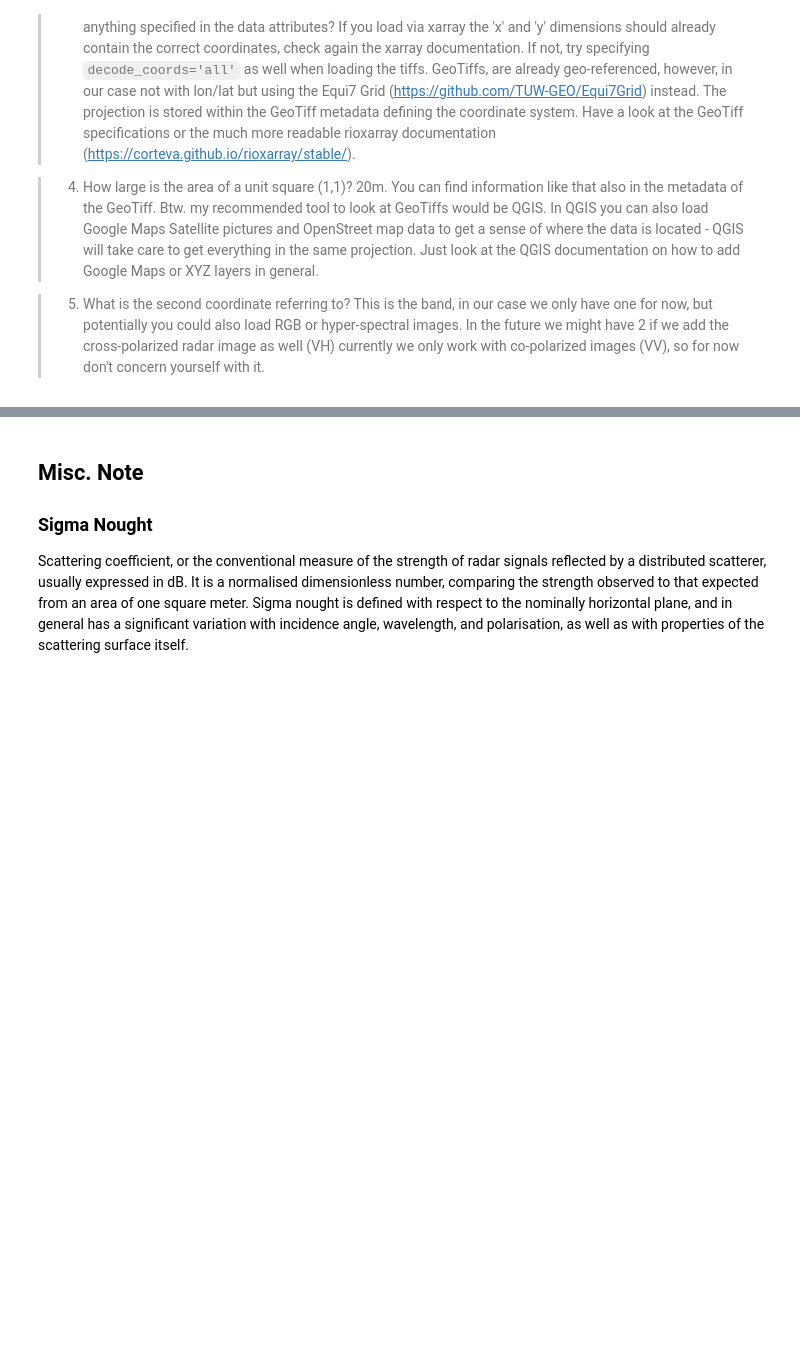
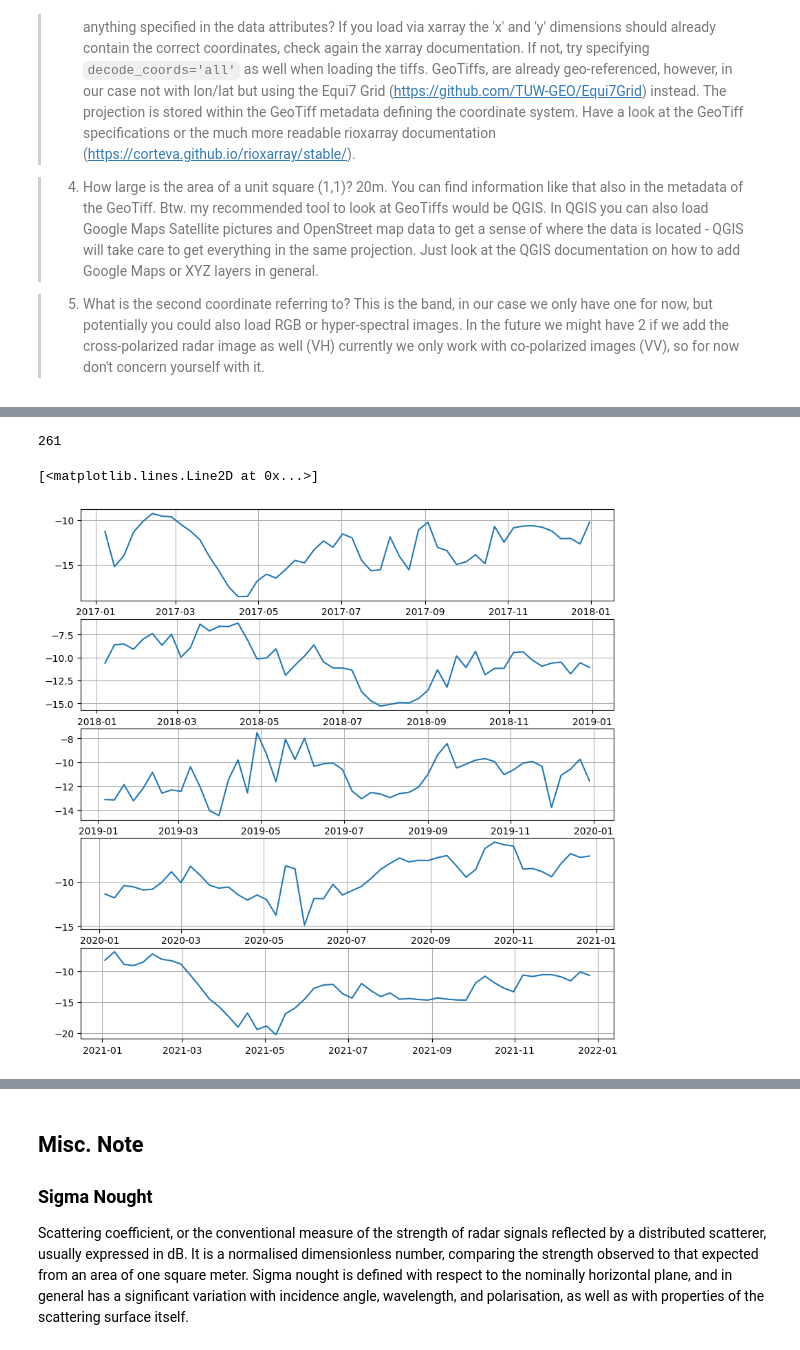
Before and after one commit to gentlerainsky/roughness-earth-observation, a Jupyter notebook: data_exploration.ipynb, the cells around one changed output, grey strips where cells are left out. Saved outputs shown, nothing was run; the diff lists cells and outputs as text; code cells hidden in the pictures; blank space fills up the shorter version.

Commit message:
example plots of average over field

```diff
--- a/data_exploration.ipynb
+++ b/data_exploration.ipynb
@@ -201,0 +252,13 @@ This is the band, in our case we only have one for now, but potentially you coul
+# %%
+%%time
+# 4621389.5,1348422.3
+# 4621624.4,1348401.1
+# 4621341.8,1347966.7
+# 4621511.4,1347952.5
+tmp = stack_da.sel(
+    x = slice(4621389.5, 4621511.4),
+    y = slice(1348422.3, 1347952.5),
+).resample(time='W').mean().mean(dim=['x', 'y'], skipna=True)[:, 0].to_pandas()
+    # time=slice("2021-11-30", "2021-12-31")
+# )[:, 0].resample(time='W').mean().plot.line()
+# stack_da[:, 0, 8, 8].resample(time='W').mean().plot.line()
@@ -201,0 +284,27 @@ This is the band, in our case we only have one for now, but potentially you coul
+# %%
+time_index = stack_da.sel(
+    x = slice(4621389.5, 4621511.4),
+    y = slice(1348422.3, 1347952.5),
+).resample(time='W').mean().mean(dim=['x', 'y'], skipna=True).time.values
+# %%
+len(time_index)
+# %% [output]
+261
+# %%
+tmp.index = time_index
+# %%
+groups = tmp.groupby(tmp.index.year)
+# %%
+plt.rcParams['axes.grid'] = True
+fig, axes = plt.subplots(5, 1)
+fig.set_figheight(10)
+fig.set_figwidth(10)
+axes[0].plot(groups.get_group(2017))
+axes[1].plot(groups.get_group(2018))
+axes[2].plot(groups.get_group(2019))
+axes[3].plot(groups.get_group(2020))
+axes[4].plot(groups.get_group(2021))
+# axes[5].plot(groups.get_group(2022))
+# %% [output]
+[<matplotlib.lines.Line2D at 0x...>]
+[figure, added]
```
Also changed, not shown: parts of 16 cells of this notebook, 6 other files.
